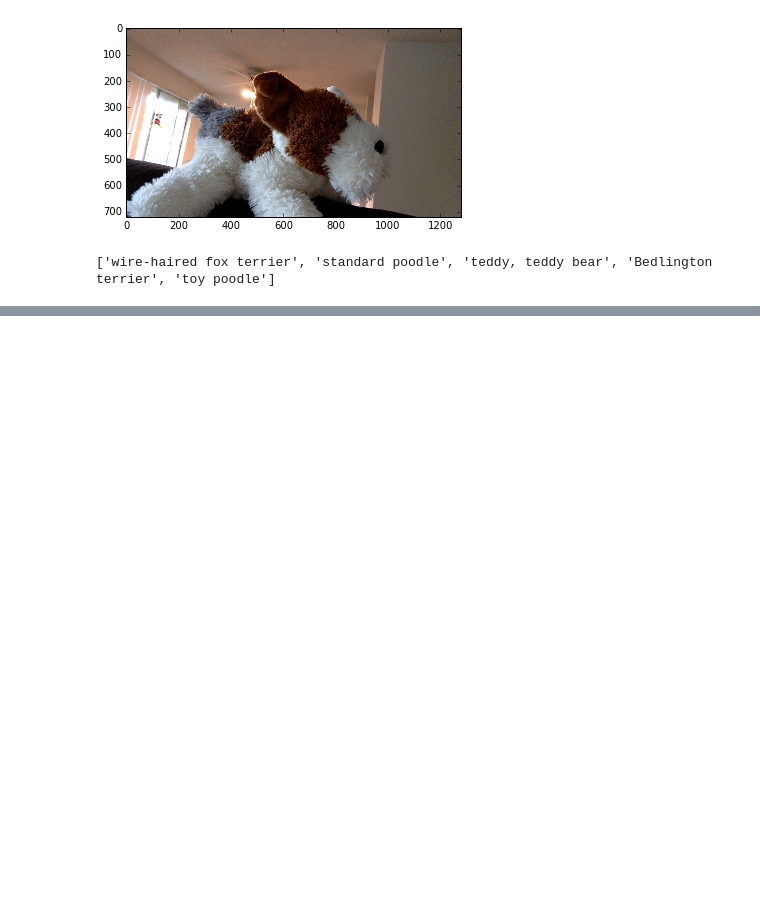
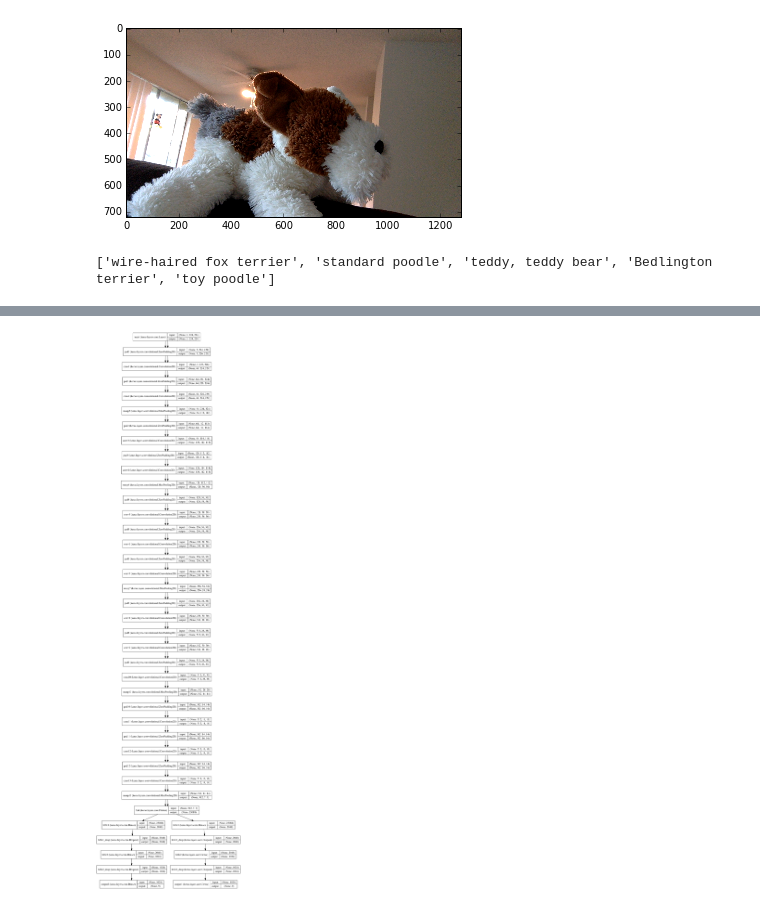
Before and after one commit to yrevar/neuralnets, a Jupyter notebook: keras/keras_test_vgg16_pretrained.ipynb, the cells around one changed output, grey strips where cells are left out. Drawn from its saved outputs; the diff is of its cells as text; code cells hidden in the pictures; blank space fills up the shorter version.

```diff
--- a/keras/keras_test_vgg16_pretrained.ipynb
+++ b/keras/keras_test_vgg16_pretrained.ipynb
@@ -167,0 +311,6 @@ print [imagenet1000_clsid_to_human[i] for i in get_topk(predictions, 5)]
+# %%
+yelp_simplified_model = VGG_16_multilabel()
+plot(yelp_simplified_model, to_file='graph.png', show_shape=True)
+IPython.display.Image('./graph.png', width=400)
+# %% [output]
+[figure, added]
```
Also changed, not shown: parts of 12 cells of this notebook, 4 other files.
